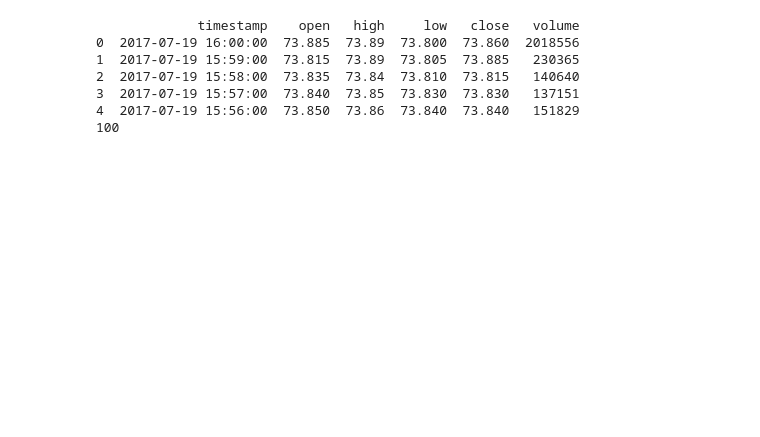
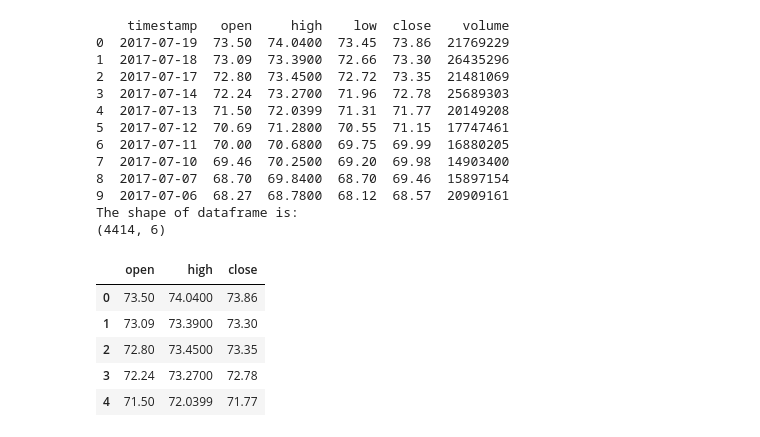
Before and after one commit to hb2kang-zz/Stock_LSTM, a Jupyter notebook: StockPredictor.ipynb, the cells around one changed output. Saved outputs shown, nothing was run; the diff lists cells and outputs as text; code cells hidden in the pictures; blank space fills up the shorter version.

```diff
--- a/StockPredictor.ipynb
+++ b/StockPredictor.ipynb
@@ -21,7 +24,7 @@ from keras.layers.recurrent import LSTM
 #Retrieve data from Alpha Vantage
 
 def get_stock_data(stock_name, api_key, output_size):
-    url = 'https://www.alphavantage.co/query?function=TIME_SERIES_INTRADAY&symbol=%s&interval=1min&apikey=%s&datatype=csv&outputsize=%s' % (stock_name, api_key, output_size)
+    url = 'https://www.alphavantage.co/query?function=TIME_SERIES_DAILY&symbol=%s&apikey=%s&datatype=csv&outputsize=%s' % (stock_name, api_key, output_size)
     #load csv data from url
     stocks = pd.read_csv(url)
     #load data to DataFrame
@@ -31,30 +34,44 @@ def get_stock_data(stock_name, api_key, output_size):
 # %%
 #Alpha Vantage
 
-api_key = '2JNSZFXQRTDHM452'
+api_key = '5HSLKBUWSP7B6DOX'
 stock_name = 'MSFT'
 
-output_size = 'FULL'
+output_size = 'full'
 df = get_stock_data(stock_name, api_key, output_size)
-print(df.head())
 
-print(df.shape[0])
+print(df.head(10))
+
+print("The shape of dataframe is:")
+
+print(df.shape)
 # %% [output]
-             timestamp    open   high     low   close   volume
-0  2017-07-19 16:00:00  73.885  73.89  73.800  73.860  2018556
-1  2017-07-19 15:59:00  73.815  73.89  73.805  73.885   230365
-2  2017-07-19 15:58:00  73.835  73.84  73.810  73.815   140640
-3  2017-07-19 15:57:00  73.840  73.85  73.830  73.830   137151
-4  2017-07-19 15:56:00  73.850  73.86  73.840  73.840   151829
-100
+    timestamp   open     high    low  close    volume
+0  2017-07-19  73.50  74.0400  73.45  73.86  21769229
+1  2017-07-18  73.09  73.3900  72.66  73.30  26435296
+2  2017-07-17  72.80  73.4500  72.72  73.35  21481069
+3  2017-07-14  72.24  73.2700  71.96  72.78  25689303
+4  2017-07-13  71.50  72.0399  71.31  71.77  20149208
+5  2017-07-12  70.69  71.2800  70.55  71.15  17747461
+6  2017-07-11  70.00  70.6800  69.75  69.99  16880205
+7  2017-07-10  69.46  70.2500  69.20  69.98  14903400
+8  2017-07-07  68.70  69.8400  68.70  69.46  15897154
+9  2017-07-06  68.27  68.7800  68.12  68.57  20909161
+The shape of dataframe is:
+(4414, 6)
 # %%
 #Feature selection and process
 
-def process(data):
+data = df.drop(df.columns[[0,3,5]], axis=1)
 
-    df = data.drop(data.columns[[0,3,5]], axis=1, inplace=True)
-
-    return df
+data.head(5)
+# %% [output]
+|  | open | high | close |
+| 0 | 73.50 | 74.0400 | 73.86 |
+| 1 | 73.09 | 73.3900 | 73.30 |
+| 2 | 72.80 | 73.4500 | 73.35 |
+| 3 | 72.24 | 73.2700 | 72.78 |
+| 4 | 71.50 | 72.0399 | 71.77 |
 # %%
 #Data to csv
 
```
Also changed, not shown: parts of 13 cells of this notebook, 2 other files.
